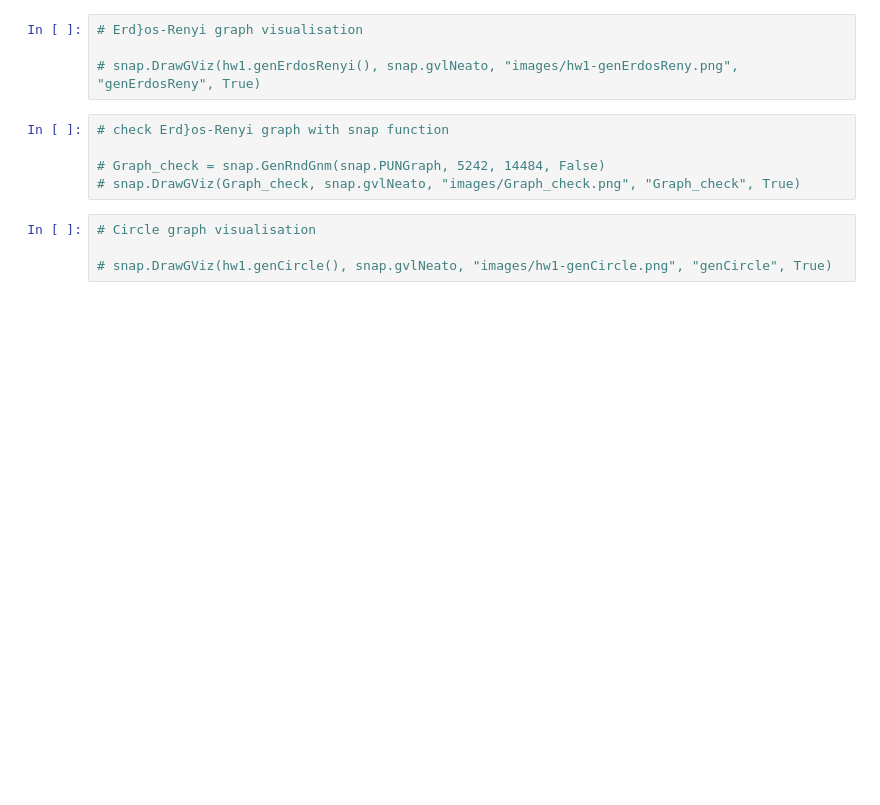
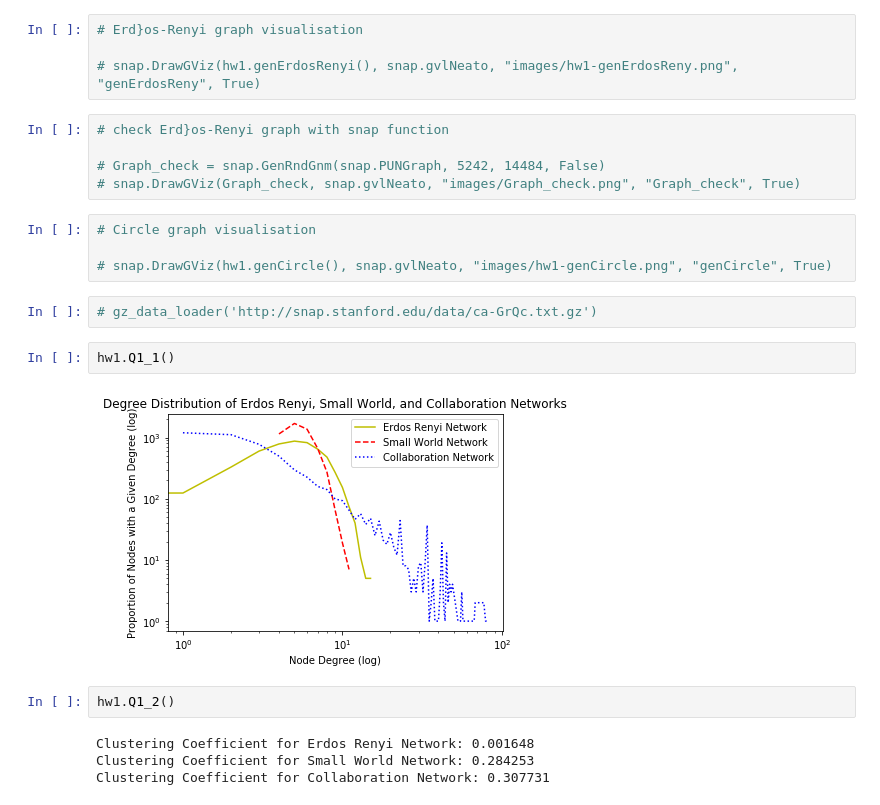
Before and after one commit to KonstantinKlepikov/cs224w-homwork, a Jupyter notebook: homework_1.ipynb, the cells around one changed output. Drawn from its saved outputs; the diff is of its cells as text; blank space fills up the shorter version.

```diff
--- a/homework_1.ipynb
+++ b/homework_1.ipynb
@@ -48,3 +43,15 @@ Clustering Coefficient for Collaboration Network: 0.000000
 # Circle graph visualisation
 
 # snap.DrawGViz(hw1.genCircle(), snap.gvlNeato, "images/hw1-genCircle.png", "genCircle", True)
+# %%
+# gz_data_loader('http://snap.stanford.edu/data/ca-GrQc.txt.gz')
+# %%
+hw1.Q1_1()
+# %% [output]
+[figure, added]
+# %%
+hw1.Q1_2()
+# %% [output]
+Clustering Coefficient for Erdos Renyi Network: 0.001648
+Clustering Coefficient for Small World Network: 0.284253
+Clustering Coefficient for Collaboration Network: 0.307731
```
Also changed, not shown: parts of 2 cells of this notebook, 1 other file.
